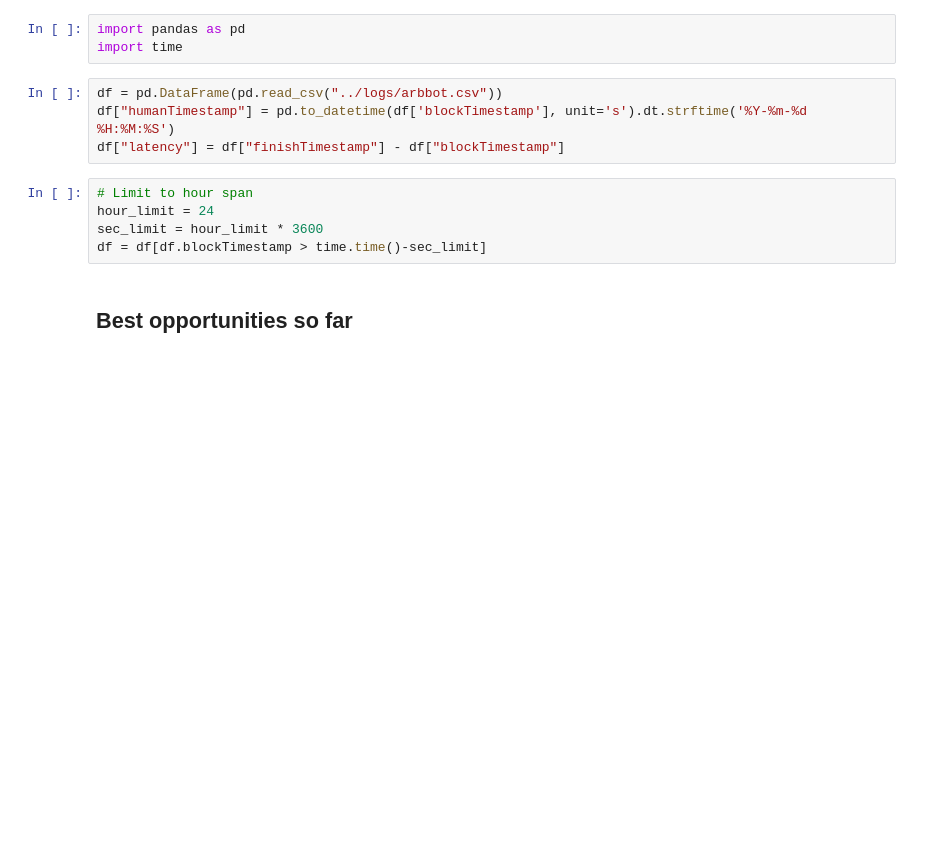
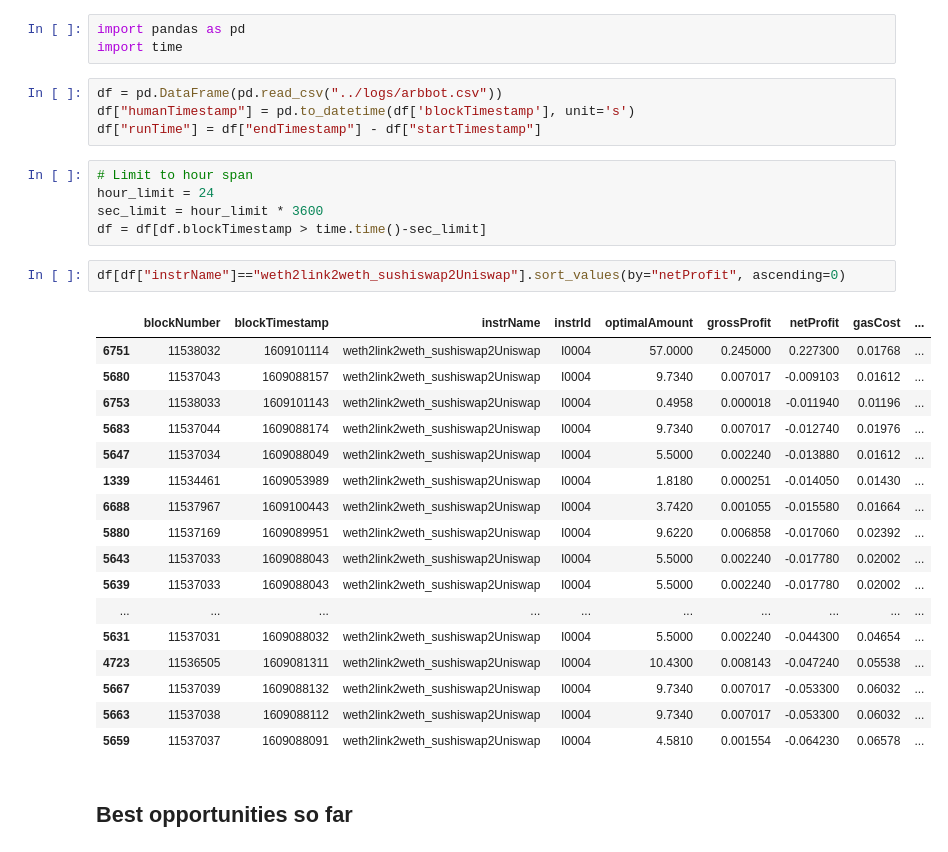
Before and after one commit to halo3mic/mosquito, a Jupyter notebook: analysis/log_analysis.ipynb, the cells around one changed output. Drawn from its saved outputs; the diff is of its cells as text; blank space fills up the shorter version.

```diff
--- a/analysis/log_analysis.ipynb
+++ b/analysis/log_analysis.ipynb
@@ -6,13 +6,33 @@ import pandas as pd
 import time
 # %%
 df = pd.DataFrame(pd.read_csv("../logs/arbbot.csv"))
-df["humanTimestamp"] = pd.to_datetime(df['blockTimestamp'], unit='s').dt.strftime('%Y-%m-%d %H:%M:%S')
-df["latency"] = df["finishTimestamp"] - df["blockTimestamp"]
+df["humanTimestamp"] = pd.to_datetime(df['blockTimestamp'], unit='s')
+df["runTime"] = df["endTimestamp"] - df["startTimestamp"]
 # %%
 # Limit to hour span
 hour_limit = 24
 sec_limit = hour_limit * 3600
 df = df[df.blockTimestamp > time.time()-sec_limit]
+# %%
+df[df["instrName"]=="weth2link2weth_sushiswap2Uniswap"].sort_values(by="netProfit", ascending=0)
+# %% [output]
+|  | blockNumber | blockTimestamp | instrName | instrId | optimalAmount | grossProfit | netProfit | gasCost | ... |
+| 6751 | 11538032 | 1609101114 | weth2link2weth_sushiswap2Uniswap | I0004 | 57.0000 | 0.245000 | 0.227300 | 0.01768 | ... |
+| 5680 | 11537043 | 1609088157 | weth2link2weth_sushiswap2Uniswap | I0004 | 9.7340 | 0.007017 | -0.009103 | 0.01612 | ... |
+| 6753 | 11538033 | 1609101143 | weth2link2weth_sushiswap2Uniswap | I0004 | 0.4958 | 0.000018 | -0.011940 | 0.01196 | ... |
+| 5683 | 11537044 | 1609088174 | weth2link2weth_sushiswap2Uniswap | I0004 | 9.7340 | 0.007017 | -0.012740 | 0.01976 | ... |
+| 5647 | 11537034 | 1609088049 | weth2link2weth_sushiswap2Uniswap | I0004 | 5.5000 | 0.002240 | -0.013880 | 0.01612 | ... |
+| 1339 | 11534461 | 1609053989 | weth2link2weth_sushiswap2Uniswap | I0004 | 1.8180 | 0.000251 | -0.014050 | 0.01430 | ... |
+| 6688 | 11537967 | 1609100443 | weth2link2weth_sushiswap2Uniswap | I0004 | 3.7420 | 0.001055 | -0.015580 | 0.01664 | ... |
+| 5880 | 11537169 | 1609089951 | weth2link2weth_sushiswap2Uniswap | I0004 | 9.6220 | 0.006858 | -0.017060 | 0.02392 | ... |
+| 5643 | 11537033 | 1609088043 | weth2link2weth_sushiswap2Uniswap | I0004 | 5.5000 | 0.002240 | -0.017780 | 0.02002 | ... |
+| 5639 | 11537033 | 1609088043 | weth2link2weth_sushiswap2Uniswap | I0004 | 5.5000 | 0.002240 | -0.017780 | 0.02002 | ... |
+| ... | ... | ... | ... | ... | ... | ... | ... | ... | ... |
+| 5631 | 11537031 | 1609088032 | weth2link2weth_sushiswap2Uniswap | I0004 | 5.5000 | 0.002240 | -0.044300 | 0.04654 | ... |
+| 4723 | 11536505 | 1609081311 | weth2link2weth_sushiswap2Uniswap | I0004 | 10.4300 | 0.008143 | -0.047240 | 0.05538 | ... |
+| 5667 | 11537039 | 1609088132 | weth2link2weth_sushiswap2Uniswap | I0004 | 9.7340 | 0.007017 | -0.053300 | 0.06032 | ... |
+| 5663 | 11537038 | 1609088112 | weth2link2weth_sushiswap2Uniswap | I0004 | 9.7340 | 0.007017 | -0.053300 | 0.06032 | ... |
+| 5659 | 11537037 | 1609088091 | weth2link2weth_sushiswap2Uniswap | I0004 | 4.5810 | 0.001554 | -0.064230 | 0.06578 | ... |
 # %% [markdown]
 ## Best opportunities so far
 # %%
```
Also changed, not shown: parts of 4 cells of this notebook, 19 other files.
